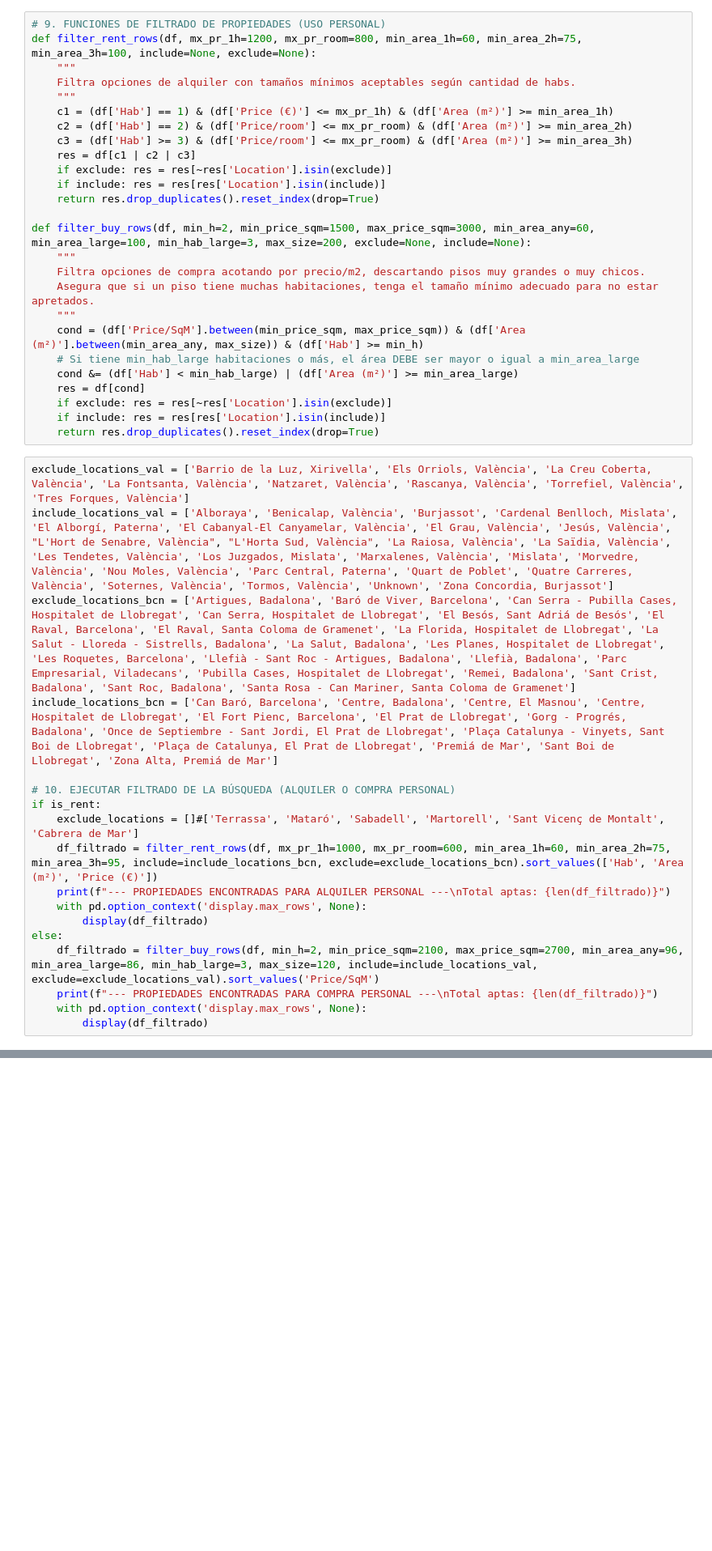
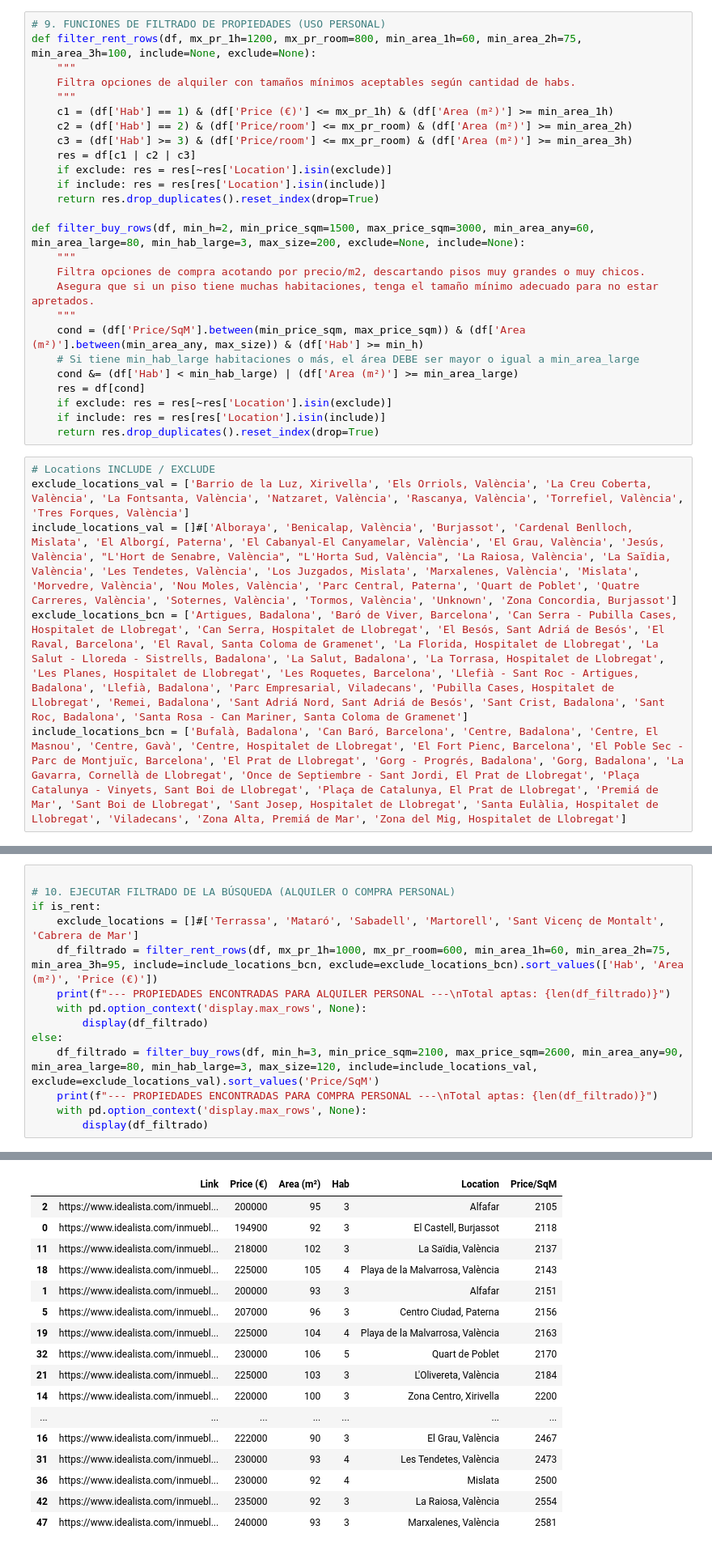
Before and after one commit to MatiGrinberg/Scraping_Real_estate_BCN, a Jupyter notebook: nb/Analytics.ipynb, the cells around one changed output, grey strips where cells are left out. Shown at 81% size. Cells and saved outputs as stored; diff of their text form; blank space fills up the shorter version.

```diff
--- a/nb/Analytics.ipynb
+++ b/nb/Analytics.ipynb
@@ -209,7 +237,7 @@ def filter_rent_rows(df, mx_pr_1h=1200, mx_pr_room=800, min_area_1h=60, min_area
     if include: res = res[res['Location'].isin(include)]
     return res.drop_duplicates().reset_index(drop=True)
 
-def filter_buy_rows(df, min_h=2, min_price_sqm=1500, max_price_sqm=3000, min_area_any=60, min_area_large=100, min_hab_large=3, max_size=200, exclude=None, include=None):
+def filter_buy_rows(df, min_h=2, min_price_sqm=1500, max_price_sqm=3000, min_area_any=60, min_area_large=80, min_hab_large=3, max_size=200, exclude=None, include=None):
     """
     Filtra opciones de compra acotando por precio/m2, descartando pisos muy grandes o muy chicos.
     Asegura que si un piso tiene muchas habitaciones, tenga el tamaño mínimo adecuado para no estar apretados.
@@ -222,20 +250,8 @@ def filter_buy_rows(df, min_h=2, min_price_sqm=1500, max_price_sqm=3000, min_are
     if include: res = res[res['Location'].isin(include)]
     return res.drop_duplicates().reset_index(drop=True)
 # %%
+# Locations INCLUDE / EXCLUDE
 exclude_locations_val = ['Barrio de la Luz, Xirivella', 'Els Orriols, València', 'La Creu Coberta, València', 'La Fontsanta, València', 'Natzaret, València', 'Rascanya, València', 'Torrefiel, València', 'Tres Forques, València']
-include_locations_val = ['Alboraya', 'Benicalap, València', 'Burjassot', 'Cardenal Benlloch, Mislata', 'El Alborgí, Paterna', 'El Cabanyal-El Canyamelar, València', 'El Grau, València', 'Jesús, València', "L'Hort de Senabre, València", "L'Horta Sud, València", 'La Raiosa, València', 'La Saïdia, València', 'Les Tendetes, València', 'Los Juzgados, Mislata', 'Marxalenes, València', 'Mislata', 'Morvedre, València', 'Nou Moles, València', 'Parc Central, Paterna', 'Quart de Poblet', 'Quatre Carreres, València', 'Soternes, València', 'Tormos, València', 'Unknown', 'Zona Concordia, Burjassot']
-exclude_locations_bcn = ['Artigues, Badalona', 'Baró de Viver, Barcelona', 'Can Serra - Pubilla Cases, Hospitalet de Llobregat', 'Can Serra, Hospitalet de Llobregat', 'El Besós, Sant Adriá de Besós', 'El Raval, Barcelona', 'El Raval, Santa Coloma de Gramenet', 'La Florida, Hospitalet de Llobregat', 'La Salut - Lloreda - Sistrells, Badalona', 'La Salut, Badalona', 'Les Planes, Hospitalet de Llobregat', 'Les Roquetes, Barcelona', 'Llefià - Sant Roc - Artigues, Badalona', 'Llefià, Badalona', 'Parc Empresarial, Viladecans', 'Pubilla Cases, Hospitalet de Llobregat', 'Remei, Badalona', 'Sant Crist, Badalona', 'Sant Roc, Badalona', 'Santa Rosa - Can Mariner, Santa Coloma de Gramenet']
-include_locations_bcn = ['Can Baró, Barcelona', 'Centre, Badalona', 'Centre, El Masnou', 'Centre, Hospitalet de Llobregat', 'El Fort Pienc, Barcelona', 'El Prat de Llobregat', 'Gorg - Progrés, Badalona', 'Once de Septiembre - Sant Jordi, El Prat de Llobregat', 'Plaça Catalunya - Vinyets, Sant Boi de Llobregat', 'Plaça de Catalunya, El Prat de Llobregat', 'Premiá de Mar', 'Sant Boi de Llobregat', 'Zona Alta, Premiá de Mar']
-
-# 10. EJECUTAR FILTRADO DE LA BÚSQUEDA (ALQUILER O COMPRA PERSONAL)
-if is_rent:
-    exclude_locations = []#['Terrassa', 'Mataró', 'Sabadell', 'Martorell', 'Sant Vicenç de Montalt', 'Cabrera de Mar']
-    df_filtrado = filter_rent_rows(df, mx_pr_1h=1000, mx_pr_room=600, min_area_1h=60, min_area_2h=75, min_area_3h=95, include=include_locations_bcn, exclude=exclude_locations_bcn).sort_values(['Hab', 'Area (m²)', 'Price (€)'])
-    print(f"--- PROPIEDADES ENCONTRADAS PARA ALQUILER PERSONAL ---\nTotal aptas: {len(df_filtrado)}")
-    with pd.option_context('display.max_rows', None):
-        display(df_filtrado)
-else:
-    df_filtrado = filter_buy_rows(df, min_h=2, min_price_sqm=2100, max_price_sqm=2700, min_area_any=96, min_area_large=86, min_hab_large=3, max_size=120, include=include_locations_val, exclude=exclude_locations_val).sort_values('Price/SqM')
-    print(f"--- PROPIEDADES ENCONTRADAS PARA COMPRA PERSONAL ---\nTotal aptas: {len(df_filtrado)}")
-    with pd.option_context('display.max_rows', None):
-        display(df_filtrado)
+include_locations_val = []#['Alboraya', 'Benicalap, València', 'Burjassot', 'Cardenal Benlloch, Mislata', 'El Alborgí, Paterna', 'El Cabanyal-El Canyamelar, València', 'El Grau, València', 'Jesús, València', "L'Hort de Senabre, València", "L'Horta Sud, València", 'La Raiosa, València', 'La Saïdia, València', 'Les Tendetes, València', 'Los Juzgados, Mislata', 'Marxalenes, València', 'Mislata', 'Morvedre, València', 'Nou Moles, València', 'Parc Central, Paterna', 'Quart de Poblet', 'Quatre Carreres, València', 'Soternes, València', 'Tormos, València', 'Unknown', 'Zona Concordia, Burjassot']
+exclude_locations_bcn = ['Artigues, Badalona', 'Baró de Viver, Barcelona', 'Can Serra - Pubilla Cases, Hospitalet de Llobregat', 'Can Serra, Hospitalet de Llobregat', 'El Besós, Sant Adriá de Besós', 'El Raval, Barcelona', 'El Raval, Santa Coloma de Gramenet', 'La Florida, Hospitalet de Llobregat', 'La Salut - Lloreda - Sistrells, Badalona', 'La Salut, Badalona', 'La Torrasa, Hospitalet de Llobregat', 'Les Planes, Hospitalet de Llobregat', 'Les Roquetes, Barcelona', 'Llefià - Sant Roc - Artigues, Badalona', 'Llefià, Badalona', 'Parc Empresarial, Viladecans', 'Pubilla Cases, Hospitalet de Llobregat', 'Remei, Badalona', 'Sant Adriá Nord, Sant Adriá de Besós', 'Sant Crist, Badalona', 'Sant Roc, Badalona', 'Santa Rosa - Can Mariner, Santa Coloma de Gramenet']
+include_locations_bcn = ['Bufalà, Badalona', 'Can Baró, Barcelona', 'Centre, Badalona', 'Centre, El Masnou', 'Centre, Gavà', 'Centre, Hospitalet de Llobregat', 'El Fort Pienc, Barcelona', 'El Poble Sec - Parc de Montjuïc, Barcelona', 'El Prat de Llobregat', 'Gorg - Progrés, Badalona', 'Gorg, Badalona', 'La Gavarra, Cornellà de Llobregat', 'Once de Septiembre - Sant Jordi, El Prat de Llobregat', 'Plaça Catalunya - Vinyets, Sant Boi de Llobregat', 'Plaça de Catalunya, El Prat de Llobregat', 'Premiá de Mar', 'Sant Boi de Llobregat', 'Sant Josep, Hospitalet de Llobregat', 'Santa Eulàlia, Hospitalet de Llobregat', 'Viladecans', 'Zona Alta, Premiá de Mar', 'Zona del Mig, Hospitalet de Llobregat']
@@ -259,0 +258,15 @@ Total aptas: 14
+# %%
+
+# 10. EJECUTAR FILTRADO DE LA BÚSQUEDA (ALQUILER O COMPRA PERSONAL)
+if is_rent:
+    exclude_locations = []#['Terrassa', 'Mataró', 'Sabadell', 'Martorell', 'Sant Vicenç de Montalt', 'Cabrera de Mar']
+    df_filtrado = filter_rent_rows(df, mx_pr_1h=1000, mx_pr_room=600, min_area_1h=60, min_area_2h=75, min_area_3h=95, include=include_locations_bcn, exclude=exclude_locations_bcn).sort_values(['Hab', 'Area (m²)', 'Price (€)'])
+    print(f"--- PROPIEDADES ENCONTRADAS PARA ALQUILER PERSONAL ---\nTotal aptas: {len(df_filtrado)}")
+    with pd.option_context('display.max_rows', None):
+        display(df_filtrado)
+else:
+    df_filtrado = filter_buy_rows(df, min_h=3, min_price_sqm=2100, max_price_sqm=2600, min_area_any=90, min_area_large=80, min_hab_large=3, max_size=120, include=include_locations_val, exclude=exclude_locations_val).sort_values('Price/SqM')
+    print(f"--- PROPIEDADES ENCONTRADAS PARA COMPRA PERSONAL ---\nTotal aptas: {len(df_filtrado)}")
+    with pd.option_context('display.max_rows', None):
+        display(df_filtrado)
+# %% [output]
@@ -260,3 +275,20 @@ Total aptas: 14
+|  | Link | Price (€) | Area (m²) | Hab | Location | Price/SqM |
+| 2 | https://www.idealista.com/inmuebl... | 200000 | 95 | 3 | Alfafar | 2105 |
+| 0 | https://www.idealista.com/inmuebl... | 194900 | 92 | 3 | El Castell, Burjassot | 2118 |
+| 11 | https://www.idealista.com/inmuebl... | 218000 | 102 | 3 | La Saïdia, València | 2137 |
+| 18 | https://www.idealista.com/inmuebl... | 225000 | 105 | 4 | Playa de la Malvarrosa, València | 2143 |
+| 1 | https://www.idealista.com/inmuebl... | 200000 | 93 | 3 | Alfafar | 2151 |
+| 5 | https://www.idealista.com/inmuebl... | 207000 | 96 | 3 | Centro Ciudad, Paterna | 2156 |
+| 19 | https://www.idealista.com/inmuebl... | 225000 | 104 | 4 | Playa de la Malvarrosa, València | 2163 |
+| 32 | https://www.idealista.com/inmuebl... | 230000 | 106 | 5 | Quart de Poblet | 2170 |
+| 21 | https://www.idealista.com/inmuebl... | 225000 | 103 | 3 | L'Olivereta, València | 2184 |
+| 14 | https://www.idealista.com/inmuebl... | 220000 | 100 | 3 | Zona Centro, Xirivella | 2200 |
+| ... | ... | ... | ... | ... | ... | ... |
+| 16 | https://www.idealista.com/inmuebl... | 222000 | 90 | 3 | El Grau, València | 2467 |
+| 31 | https://www.idealista.com/inmuebl... | 230000 | 93 | 4 | Les Tendetes, València | 2473 |
+| 36 | https://www.idealista.com/inmuebl... | 230000 | 92 | 4 | Mislata | 2500 |
+| 42 | https://www.idealista.com/inmuebl... | 235000 | 92 | 3 | La Raiosa, València | 2554 |
+| 47 | https://www.idealista.com/inmuebl... | 240000 | 93 | 3 | Marxalenes, València | 2581 |
 # %%
 # Ubicaciones únicas después del filtrado
 ubicaciones = sorted(df_filtrado['Location'].dropna().unique())
```
Also changed, not shown: parts of 6 cells of this notebook, 1 other file.
